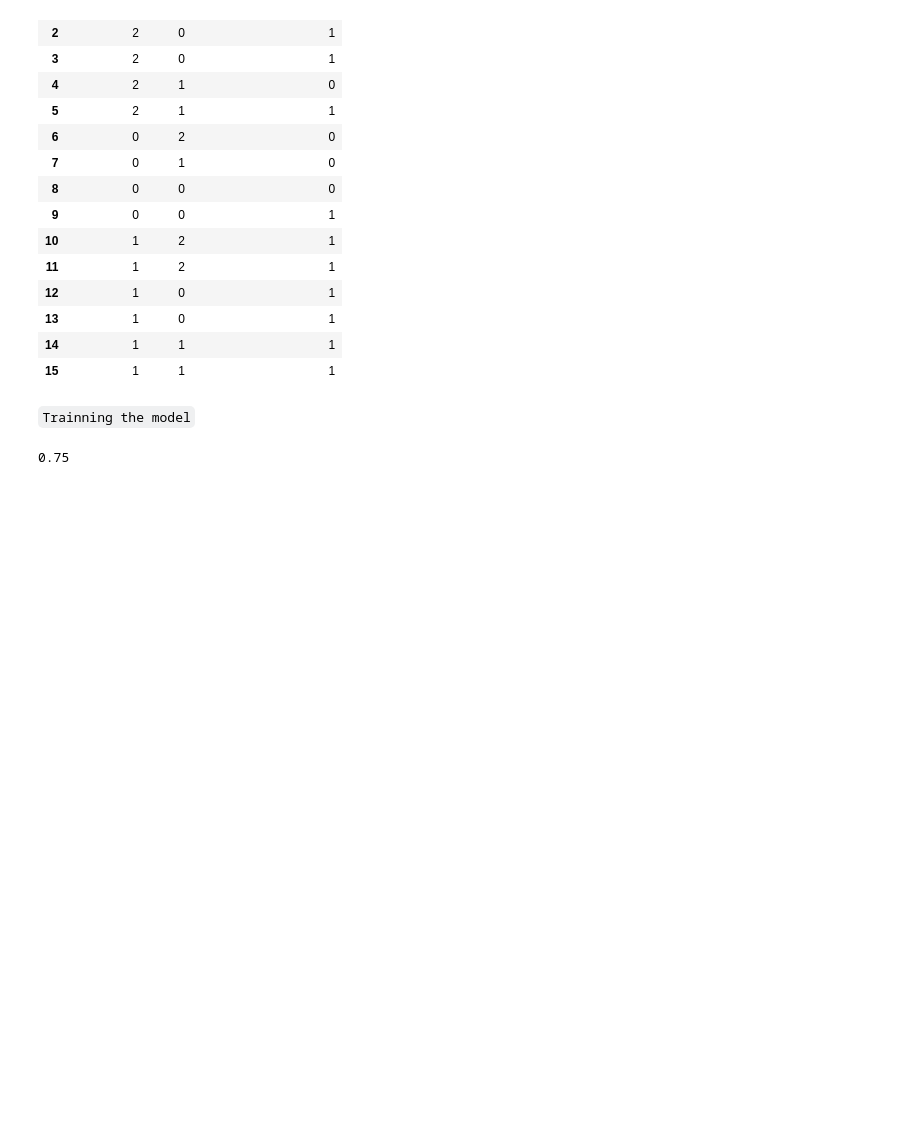
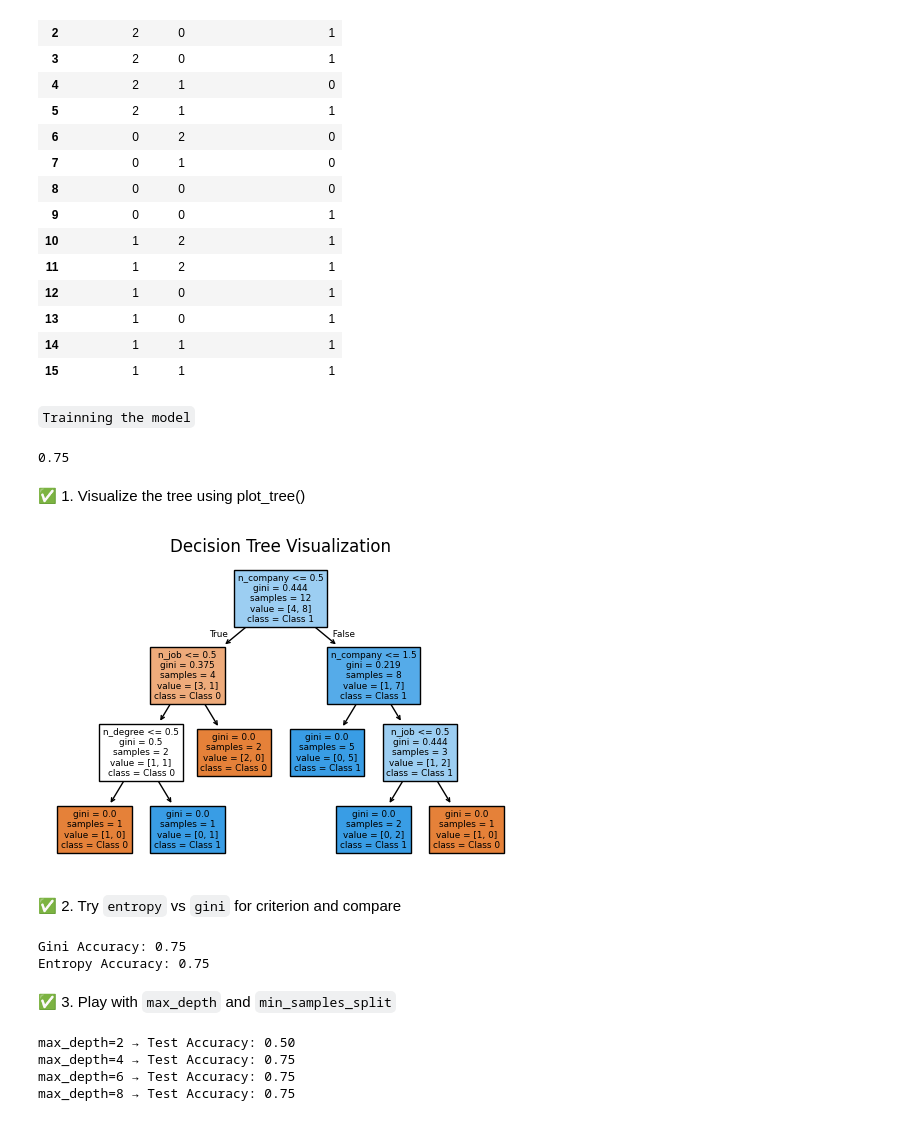
Before and after one commit to Tanish-Sarkar/ML-with-Python-and-ScikitLearn, a Jupyter notebook: 01-Basics/Decision_Tree.ipynb, the cells around one changed output. Saved outputs shown, nothing was run; the diff lists cells and outputs as text; code cells hidden in the pictures; blank space fills up the shorter version.

Commit message:
decision tree 2

```diff
--- a/01-Basics/Decision_Tree.ipynb
+++ b/01-Basics/Decision_Tree.ipynb
@@ -133,3 +133,48 @@ y_pred = model.predict(X_train)
 model.score(X_test,y_test)
 # %% [output]
 0.75
+# %% [markdown]
+✅ 1. Visualize the tree using plot_tree()
+# %%
+from sklearn.tree import plot_tree
+import matplotlib.pyplot as plt
+
+plt.figure(figsize=(6,4))
+plot_tree(model, filled=True, feature_names=X.columns, class_names=['Class 0', 'Class 1'])
+plt.title("Decision Tree Visualization")
+plt.show()
+# %% [output]
+[figure, added]
+# %% [markdown]
+✅ 2. Try `entropy` vs `gini` for criterion and compare
+# %%
+from sklearn.tree import DecisionTreeClassifier
+
+# Gini model
+model_gini = DecisionTreeClassifier(criterion='gini', max_depth=3, random_state=42)
+model_gini.fit(X_train, y_train)
+
+# Entropy model
+model_entropy = DecisionTreeClassifier(criterion='entropy', max_depth=3, random_state=42)
+model_entropy.fit(X_train, y_train)
+
+# Compare accuracy
+print("Gini Accuracy:", model_gini.score(X_test, y_test))
+print("Entropy Accuracy:", model_entropy.score(X_test, y_test))
+# %% [output]
+Gini Accuracy: 0.75
+Entropy Accuracy: 0.75
+# %% [markdown]
+✅ 3. Play with `max_depth` and `min_samples_split`
+# %%
+# Loop over different hyperparameters
+for depth in [2, 4, 6, 8]:
+    model = DecisionTreeClassifier(max_depth=depth, min_samples_split=2, random_state=42)
+    model.fit(X_train, y_train)
+    score = model.score(X_test, y_test)
+    print(f"max_depth={depth} → Test Accuracy: {score:.2f}")
+# %% [output]
+max_depth=2 → Test Accuracy: 0.50
+max_depth=4 → Test Accuracy: 0.75
+max_depth=6 → Test Accuracy: 0.75
+max_depth=8 → Test Accuracy: 0.75
```
Also changed, not shown: parts of 4 cells of this notebook, 3 other files.
